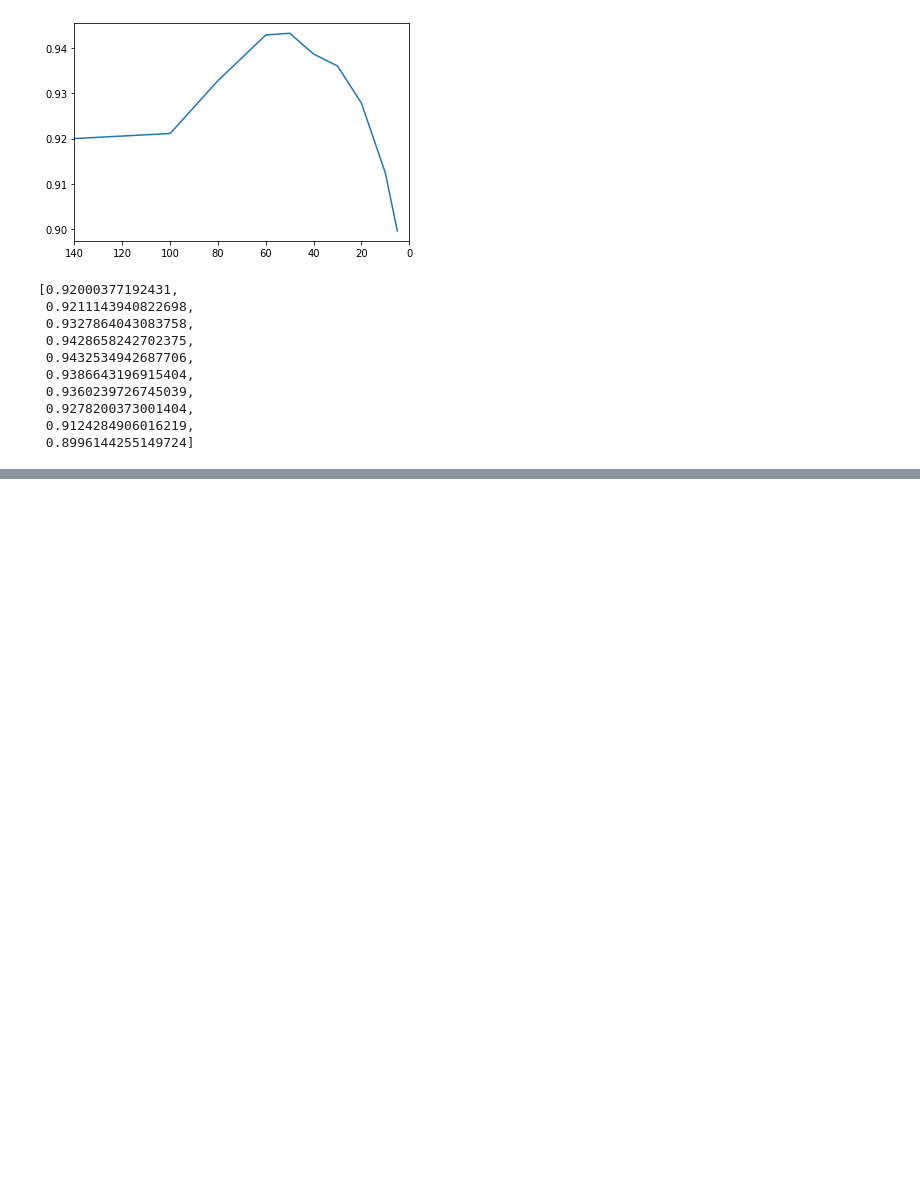
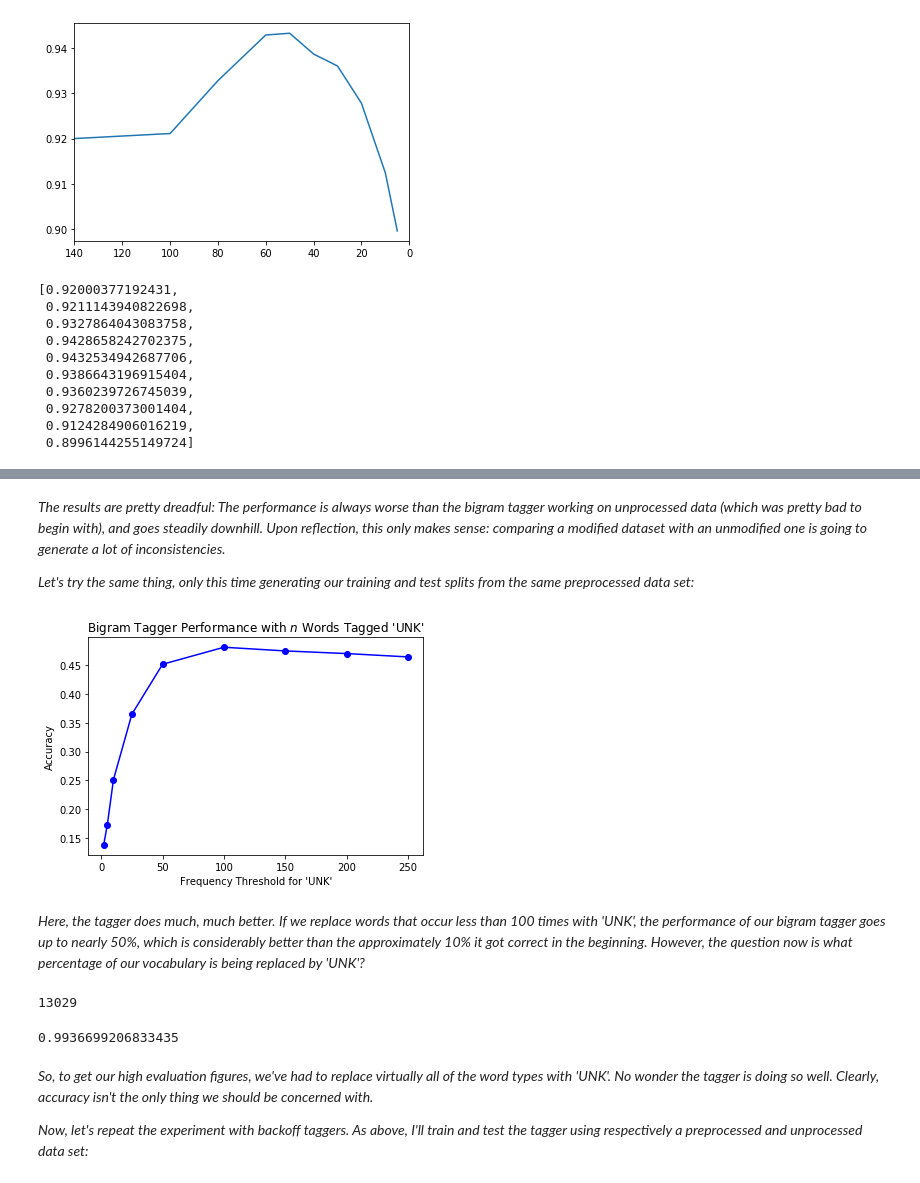
Before and after one commit to STRZGR/Natural-Language-Processing-with-Python-Analyzing-Text-with-the-Natural-Language-Toolkit, a Jupyter notebook: Chapter 05/NLTK Chapter 5 - Exercises.ipynb, the cells around one changed output, grey strips where cells are left out. Saved outputs shown, nothing was run; the diff lists cells and outputs as text; code cells hidden in the pictures; blank space fills up the shorter version.

```diff
--- a/Chapter 05/NLTK Chapter 5 - Exercises.ipynb
+++ b/Chapter 05/NLTK Chapter 5 - Exercises.ipynb
@@ -1158,0 +1341,57 @@ perf
+# %% [markdown]
+*The results are pretty dreadful: The performance is always worse than the bigram tagger working on unprocessed data (which was pretty bad to begin with), and goes steadily downhill.  Upon reflection, this only makes sense: comparing a modified dataset with an unmodified one is going to generate a lot of inconsistencies.*
+
+*Let's try the same thing, only this time generating our training and test splits from the same preprocessed data set:*
+# %%
+sizes = [2, 5, 10, 25, 50, 100, 150, 200, 250]
+perfs = []
+
+for s in sizes:
+
+    bns_copy = []
+
+    for sent in brown.tagged_sents(categories = "news"):
+        current = []
+        for tagset in sent:
+            if new_freq[tagset[0].lower()] <= s:
+                current.append(('UNK', tagset[1]))
+            else:
+                current.append(tagset)
+        bns_copy.append(current)
+
+    size = int(len(brown.tagged_sents(categories = "news")) * 0.9)
+    train = bns_copy[:size]
+    test = bns_copy[size:]
+
+    t0 = nltk.BigramTagger(train)
+    perfs.append(t0.evaluate(test))
+# %%
+import matplotlib.pyplot as plt
+
+plt.plot(sizes, perfs, '-bo')
+plt.title("Bigram Tagger Performance with $n$ Words Tagged 'UNK'")
+plt.xlabel("Frequency Threshold for 'UNK'")
+plt.ylabel('Accuracy')
+plt.show()
+# %% [output]
+[figure, added]
+# %% [markdown]
+*Here, the tagger does much, much better.  If we replace words that occur less than 100 times with 'UNK', the performance of our bigram tagger goes up to nearly 50%, which is considerably better than the approximately 10% it got correct in the beginning.  However, the question now is what percentage of our vocabulary is being replaced by 'UNK'?*
+# %%
+less_than_100 = 0
+
+for _, v in new_freq.items():
+    if v <= 100:
+        less_than_100 += 1
+
+less_than_100
+# %% [output]
+13029
+# %%
+less_than_100/len(new_freq)
+# %% [output]
+0.9936699206833435
+# %% [markdown]
+*So, to get our high evaluation figures, we've had to replace virtually all of the word types with 'UNK'.  No wonder the tagger is doing so well.  Clearly, accuracy isn't the only thing we should be concerned with.*
+
+*Now, let's repeat the experiment with backoff taggers.  As above, I'll train and test the tagger using respectively a preprocessed and unprocessed data set:*
```
Also changed, not shown: parts of 60 cells of this notebook.
